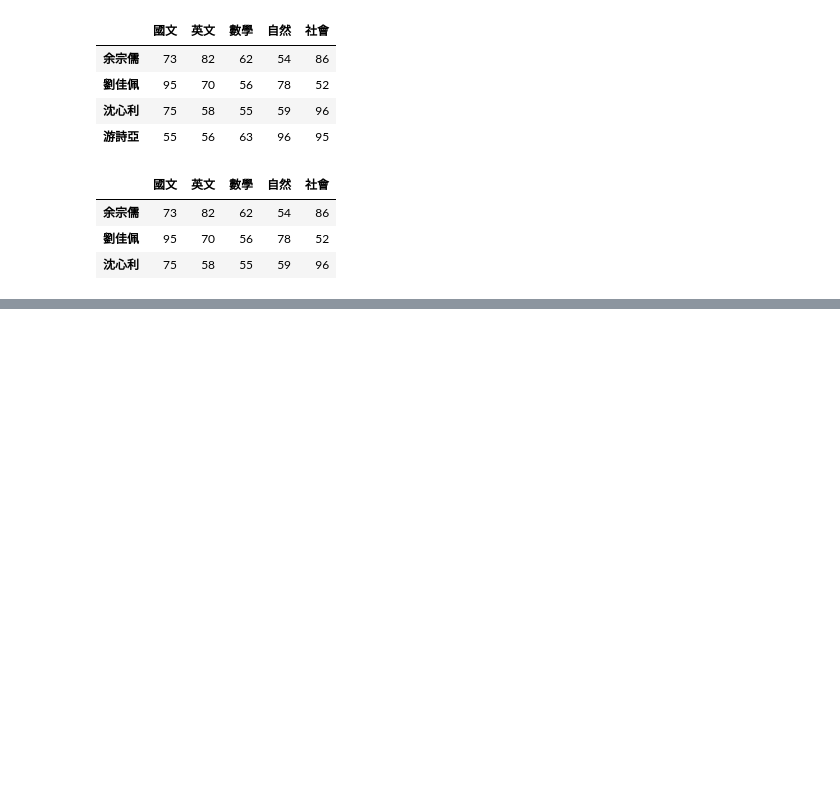
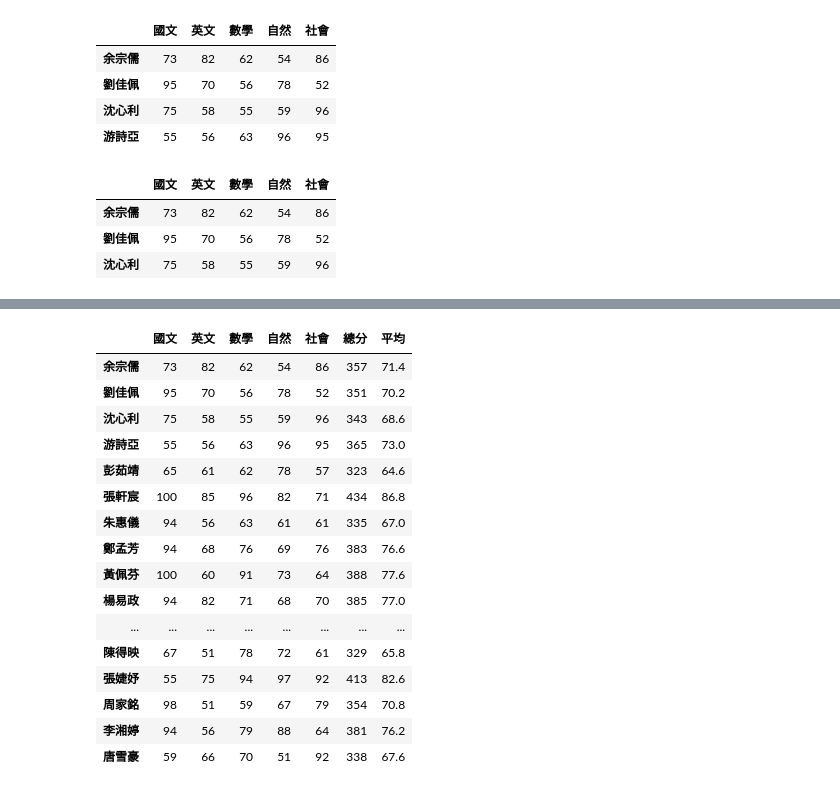
Before and after one commit to EveYang0630/python_analysis, a Jupyter notebook: lession5_4.ipynb, the cells around one changed output, grey strips where cells are left out. Cells and saved outputs as stored; diff of their text form; code cells hidden in the pictures; blank space fills up the shorter version.

```diff
--- a/lession5_4.ipynb
+++ b/lession5_4.ipynb
@@ -122,3 +122,7 @@ df.iloc[0:3]
 | 余宗儒 | 73 | 82 | 62 | 54 | 86 |
 | 劉佳佩 | 95 | 70 | 56 | 78 | 52 |
 | 沈心利 | 75 | 58 | 55 | 59 | 96 |
+# %%
+df.head()
+df.loc['彭茹靖','英文']=61  #修改資料
+df.head()
@@ -124,0 +184,26 @@ df.iloc[0:3]
+# %%
+stu_sum = df.sum(axis=1) #axis=1是指橫向加總
+stu_mean = df.sum(axis=1) / 5
+# %%
+df['總分'] = stu_sum
+df['平均'] = stu_mean
+# %%
+df
+# %% [output]
+|  | 國文 | 英文 | 數學 | 自然 | 社會 | 總分 | 平均 |
+| 余宗儒 | 73 | 82 | 62 | 54 | 86 | 357 | 71.4 |
+| 劉佳佩 | 95 | 70 | 56 | 78 | 52 | 351 | 70.2 |
+| 沈心利 | 75 | 58 | 55 | 59 | 96 | 343 | 68.6 |
+| 游詩亞 | 55 | 56 | 63 | 96 | 95 | 365 | 73.0 |
+| 彭茹靖 | 65 | 61 | 62 | 78 | 57 | 323 | 64.6 |
+| 張軒宸 | 100 | 85 | 96 | 82 | 71 | 434 | 86.8 |
+| 朱惠儀 | 94 | 56 | 63 | 61 | 61 | 335 | 67.0 |
+| 鄭孟芳 | 94 | 68 | 76 | 69 | 76 | 383 | 76.6 |
+| 黃佩芬 | 100 | 60 | 91 | 73 | 64 | 388 | 77.6 |
+| 楊易政 | 94 | 82 | 71 | 68 | 70 | 385 | 77.0 |
+| ... | ... | ... | ... | ... | ... | ... | ... |
+| 陳得映 | 67 | 51 | 78 | 72 | 61 | 329 | 65.8 |
+| 張婕妤 | 55 | 75 | 94 | 97 | 92 | 413 | 82.6 |
+| 周家銘 | 98 | 51 | 59 | 67 | 79 | 354 | 70.8 |
+| 李湘婷 | 94 | 56 | 79 | 88 | 64 | 381 | 76.2 |
+| 唐雪豪 | 59 | 66 | 70 | 51 | 92 | 338 | 67.6 |
```
Also changed, not shown: parts of 4 cells of this notebook, 3 other files.
